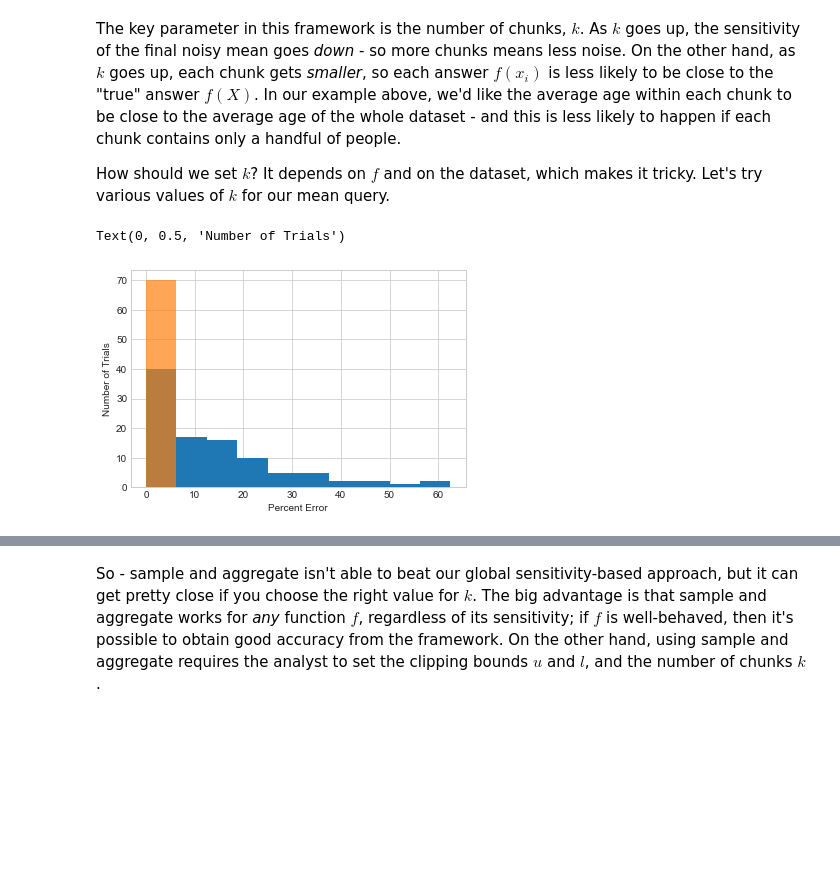
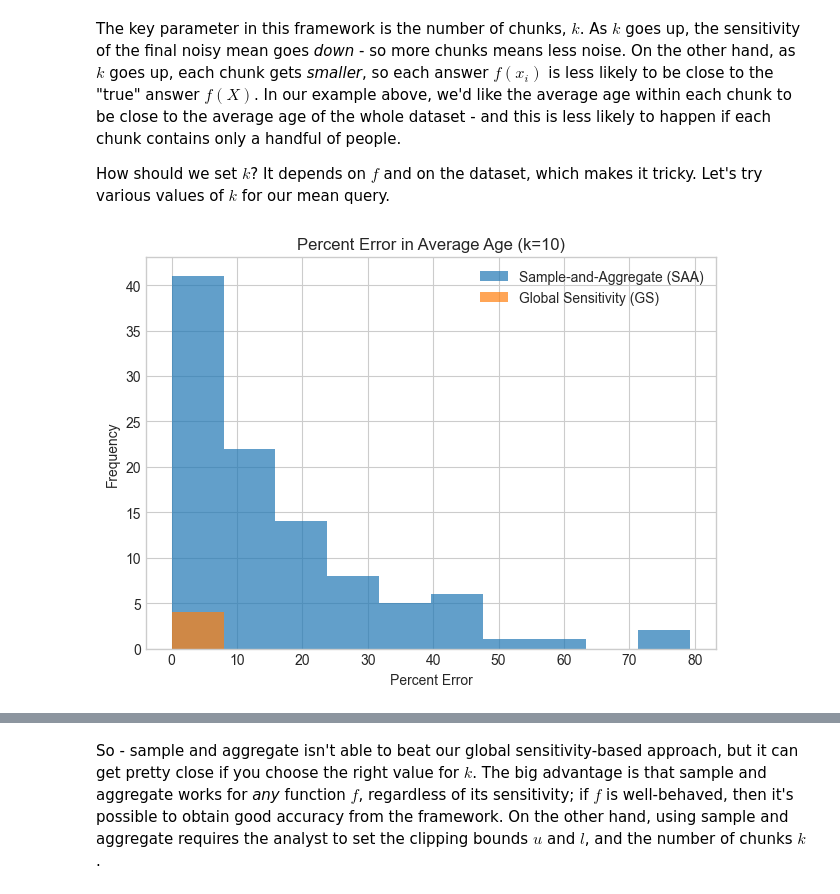
Before and after one commit to uvm-plaid/programming-dp, a Jupyter notebook: _sources/ch7.ipynb, the cells around one changed output, grey strips where cells are left out. Cells and saved outputs as stored; diff of their text form; code cells hidden in the pictures; blank space fills up the shorter version.

```diff
--- a/_sources/ch7.ipynb
+++ b/_sources/ch7.ipynb
@@ -69,7 +69,7 @@ Several approaches have been proposed for safely using local sensitivity. We'll
 # %%
 %matplotlib inline
 import matplotlib.pyplot as plt
-plt.style.use('seaborn-whitegrid')
+plt.style.use('seaborn-v0_8-whitegrid')
 import pandas as pd
 import numpy as np
 
@@ -280,20 +280,31 @@ Chunk size: 55
 The key parameter in this framework is the number of chunks, $k$. As $k$ goes up, the sensitivity of the final noisy mean goes *down* - so more chunks means less noise. On the other hand, as $k$ goes up, each chunk gets *smaller*, so each answer $f(x_i)$ is less likely to be close to the "true" answer $f(X)$. In our example above, we'd like the average age within each chunk to be close to the average age of the whole dataset - and this is less likely to happen if each chunk contains only a handful of people.
 
 How should we set $k$? It depends on $f$ and on the dataset, which makes it tricky. Let's try various values of $k$ for our mean query.
-# %%
-def plot_results(k):
-    df = adult['Age']
-    _, bins, _ = plt.hist([pct_error(np.mean(df), saa_avg_age(k, epsilon)) for i in range(100)]);
-    plt.hist([pct_error(np.mean(df), gs_avg(df, u, epsilon)) for i in range(100)], alpha=.7, bins=bins);
+# %%
+def plot_results(k):
+    df = adult['Age']
+    true_avg = np.mean(df)
+
+    # First histogram: Sample-and-Aggregate (SAA) mechanism
+    saa_errors = [pct_error(true_avg, saa_avg_age(k, epsilon)) for _ in range(100)]
+    _, bins, _ = plt.hist(saa_errors, label='Sample-and-Aggregate (SAA)', alpha=0.7)
+
+    # Second histogram: Global Sensitivity (GS) mechanism
+    gs_errors = [pct_error(true_avg, gs_avg(df, u, epsilon)) for _ in range(100)]
+    plt.hist(gs_errors, alpha=0.7, bins=bins, label='Global Sensitivity (GS)')
+
+    # Add title and legend
+    plt.title(f'Percent Error in Average Age (k={k})')
+    plt.xlabel('Percent Error')
+    plt.ylabel('Frequency')
+    plt.legend()
+    plt.grid(True)
+    plt.tight_layout()
 # %%
 # k = 10; global sensitivity is *much* better
 plot_results(10)
-plt.xlabel('Percent Error')
-plt.ylabel('Number of Trials')
-plt.legend();
 # %% [output]
-Text(0, 0.5, 'Number of Trials')
-[figure, old version]
+[figure, new version]
 # %%
 # k = 1000; global sensitivity is still better
 plot_results(1000)
```
Also changed, not shown: parts of 9 cells of this notebook, 11 other files.
